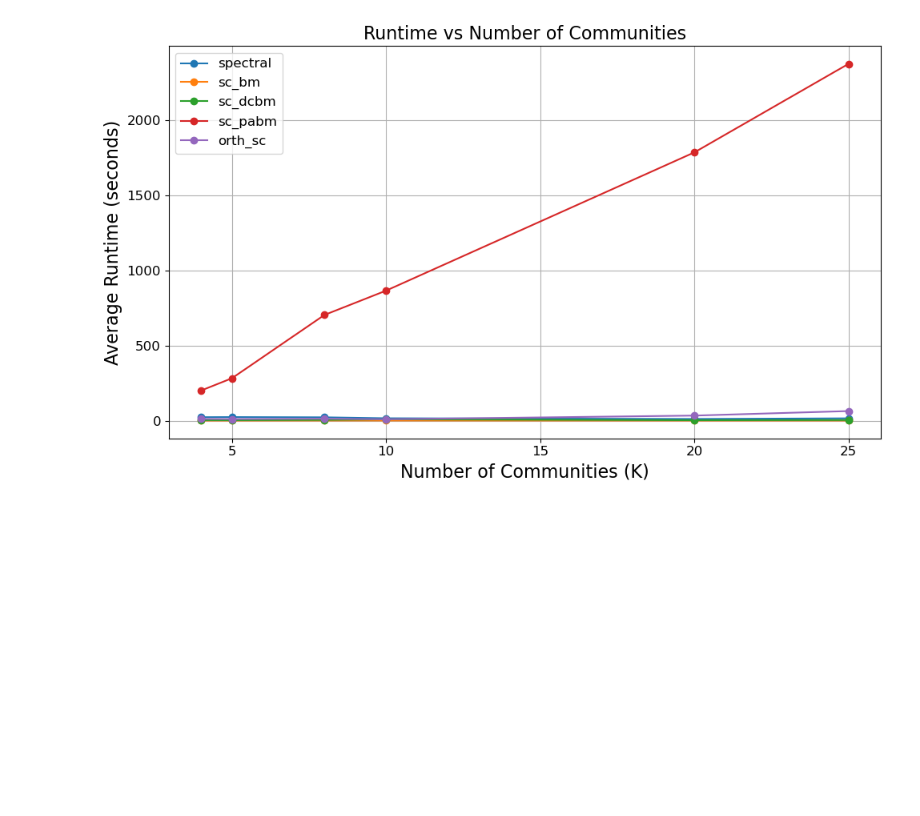
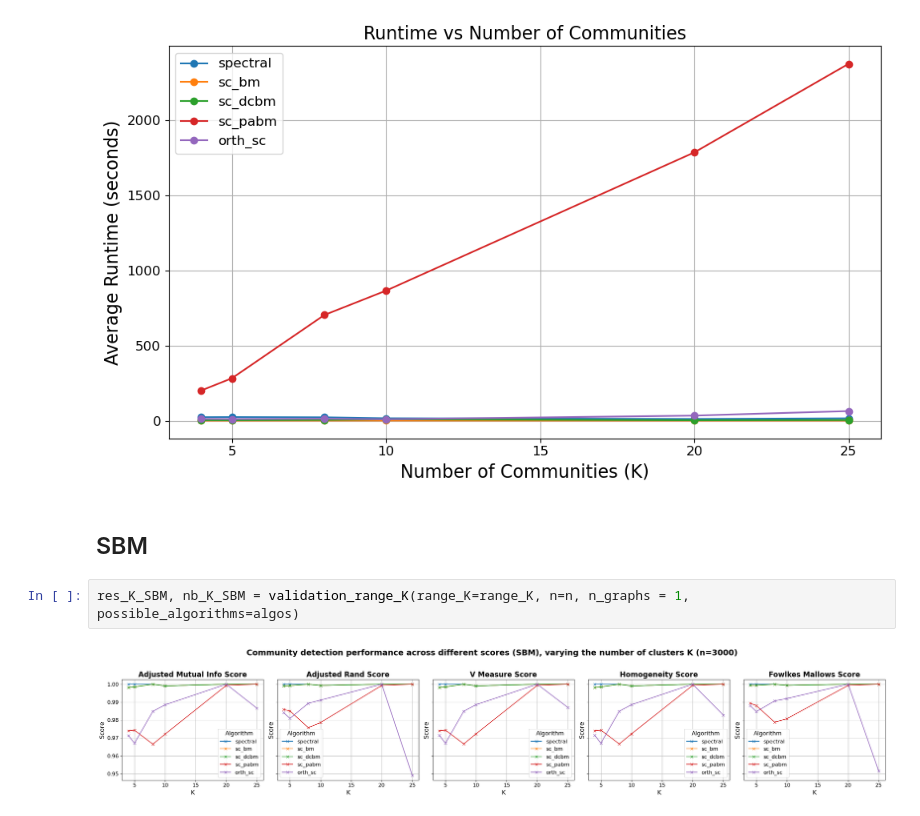
Before and after one commit to salyaa/semester_project, a Jupyter notebook: Spectral_tests.ipynb, the cells around one changed output. Saved outputs shown, nothing was run; the diff lists cells and outputs as text; blank space fills up the shorter version.

Commit message:
Added SBM for Spectral Clustering Validation

```diff
--- a/Spectral_tests.ipynb
+++ b/Spectral_tests.ipynb
@@ -43,3 +43,9 @@ rt_vs_n = running_time_vs_n(K=8, graph_type="abcd", n_runs=1, possible_algorithm
 rt_vs_k = running_time_vs_K(range_K=range_K, n=n, graph_type="abcd", n_runs=1, possible_algorithms=algos)
 # %% [output]
 [figure]
+# %% [markdown]
+## SBM
+# %%
+res_K_SBM, nb_K_SBM = validation_range_K(range_K=range_K, n=n, n_graphs = 1, possible_algorithms=algos)
+# %% [output]
+[figure, added]
```
Also changed, not shown: parts of 5 cells of this notebook.
